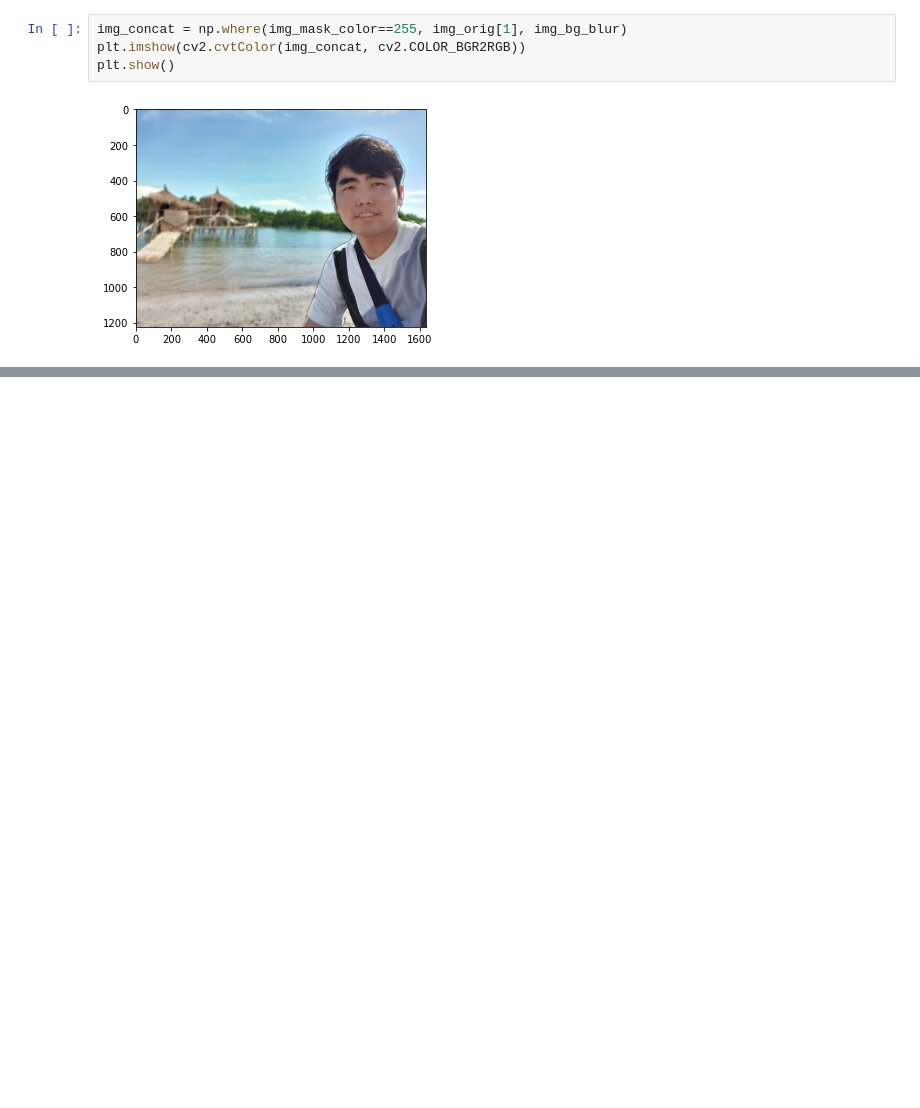
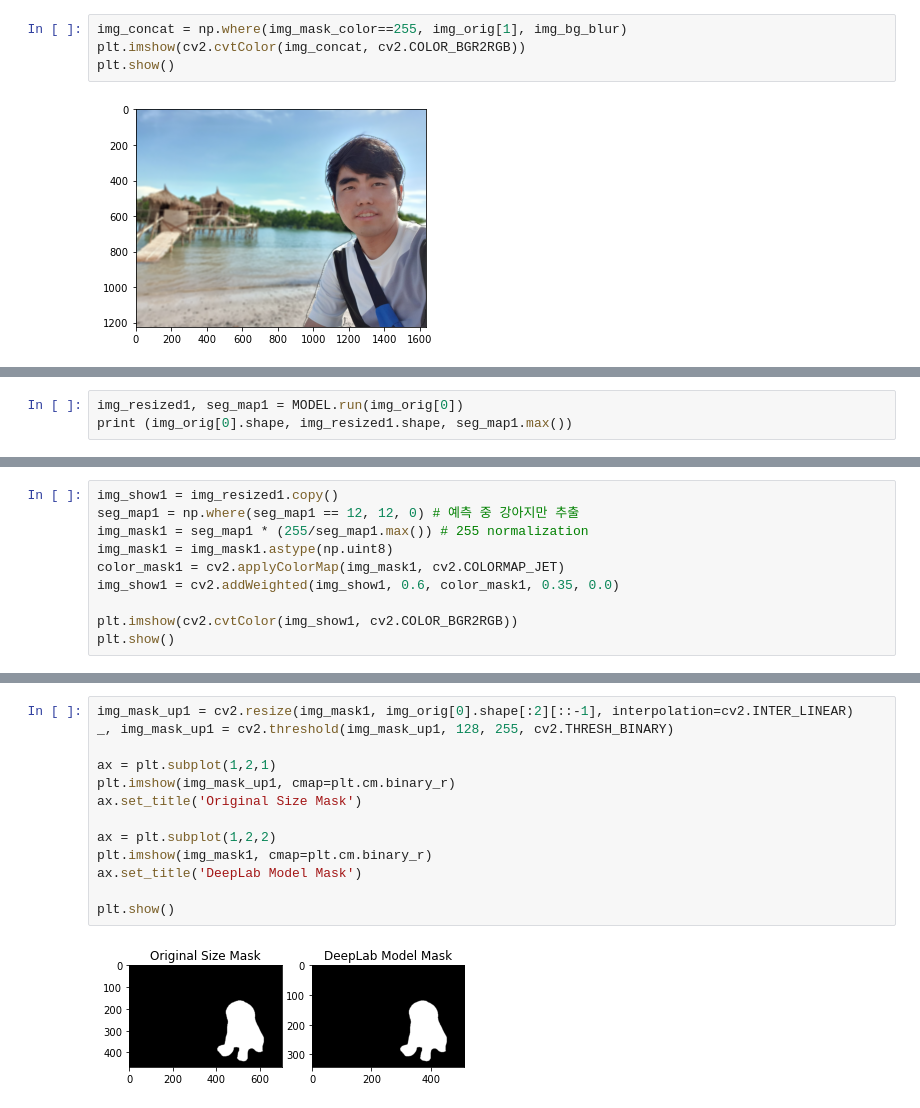
Before and after one commit to Ethan0625/I_need_more_time, a Jupyter notebook: Project/Human_Segmentation/Human_Segmentation.ipynb, the cells around one changed output, grey strips where cells are left out. Drawn from its saved outputs; the diff is of its cells as text; blank space fills up the shorter version.

```diff
--- a/Project/Human_Segmentation/Human_Segmentation.ipynb
+++ b/Project/Human_Segmentation/Human_Segmentation.ipynb
@@ -210,0 +198,3 @@ plt.show()
+# %%
+img_resized1, seg_map1 = MODEL.run(img_orig[0])
+print (img_orig[0].shape, img_resized1.shape, seg_map1.max())
@@ -210,0 +203,10 @@ plt.show()
+# %%
+img_show1 = img_resized1.copy()
+seg_map1 = np.where(seg_map1 == 12, 12, 0) # 예측 중 강아지만 추출
+img_mask1 = seg_map1 * (255/seg_map1.max()) # 255 normalization
+img_mask1 = img_mask1.astype(np.uint8)
+color_mask1 = cv2.applyColorMap(img_mask1, cv2.COLORMAP_JET)
+img_show1 = cv2.addWeighted(img_show1, 0.6, color_mask1, 0.35, 0.0)
+
+plt.imshow(cv2.cvtColor(img_show1, cv2.COLOR_BGR2RGB))
+plt.show()
@@ -210,0 +215,15 @@ plt.show()
+# %%
+img_mask_up1 = cv2.resize(img_mask1, img_orig[0].shape[:2][::-1], interpolation=cv2.INTER_LINEAR)
+_, img_mask_up1 = cv2.threshold(img_mask_up1, 128, 255, cv2.THRESH_BINARY)
+
+ax = plt.subplot(1,2,1)
+plt.imshow(img_mask_up1, cmap=plt.cm.binary_r)
+ax.set_title('Original Size Mask')
+
+ax = plt.subplot(1,2,2)
+plt.imshow(img_mask1, cmap=plt.cm.binary_r)
+ax.set_title('DeepLab Model Mask')
+
+plt.show()
+# %% [output]
+[figure, added]
```
Also changed, not shown: parts of 22 cells of this notebook, 1 other file.
